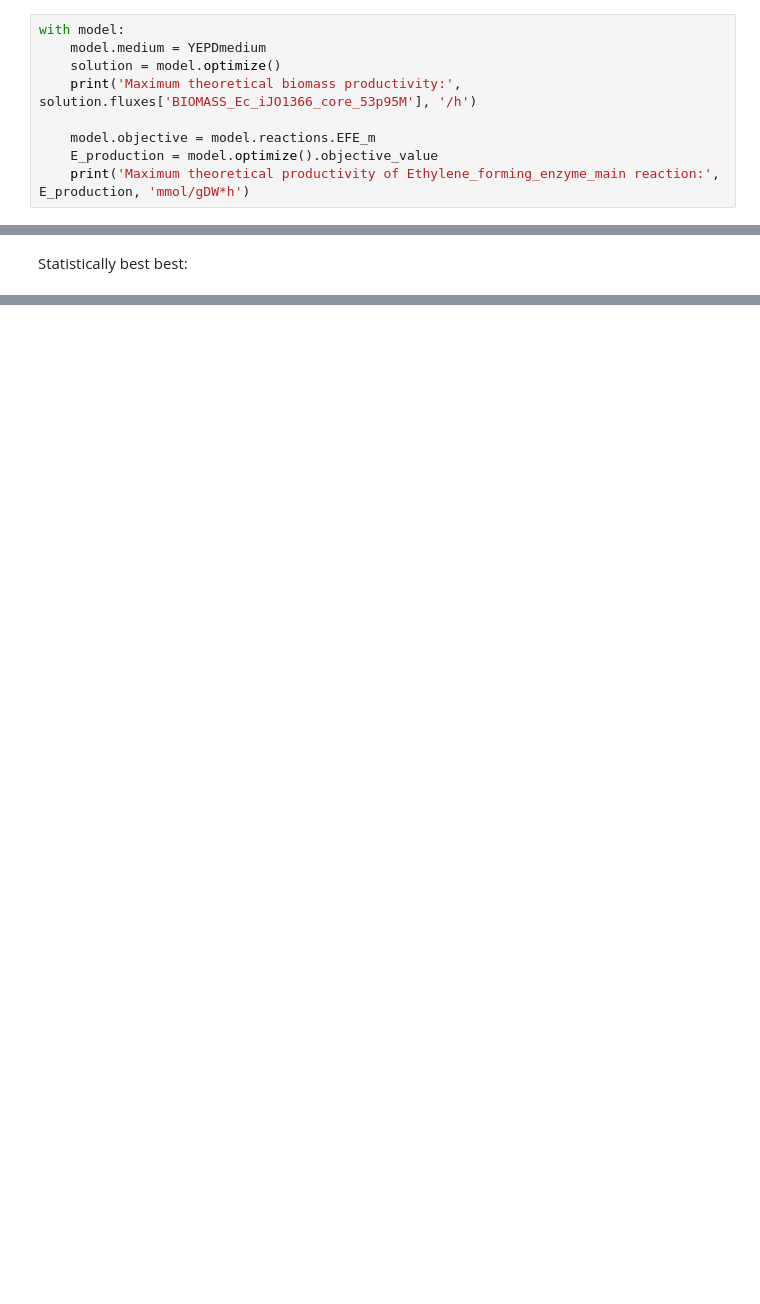
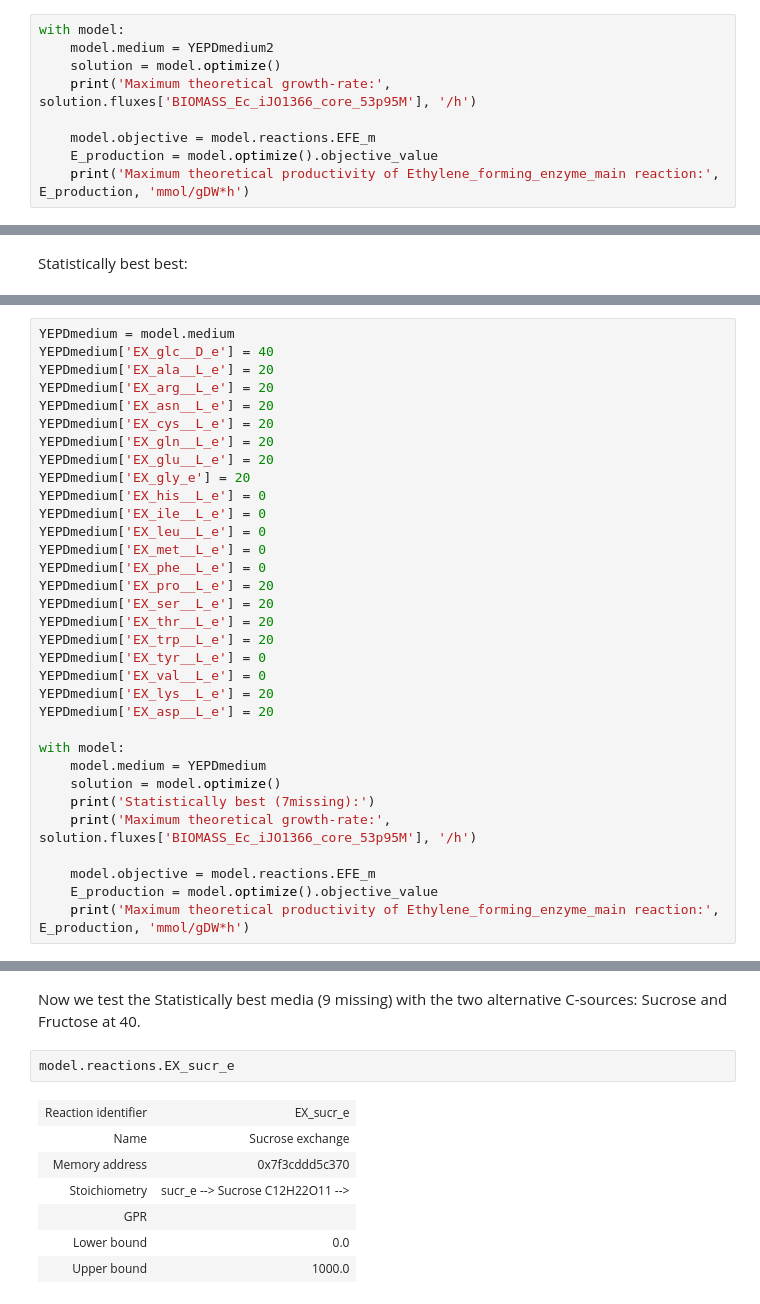
Before and after one commit to 27410/group-assingment-group-2, a Jupyter notebook: models/media_optimization.ipynb, the cells around one changed output, grey strips where cells are left out. Cells and saved outputs as stored; diff of their text form; blank space fills up the shorter version.

Commit message:
Updated media_optimization after changes to model

```diff
--- a/models/media_optimization.ipynb
+++ b/models/media_optimization.ipynb
@@ -181,9 +151,9 @@ YEPDmedium2['EX_asp__L_e'] = 20
 Productivity using Run 2 Media
 # %%
 with model:
-    model.medium = YEPDmedium
+    model.medium = YEPDmedium2
     solution = model.optimize()
-    print('Maximum theoretical biomass productivity:', solution.fluxes['BIOMASS_Ec_iJO1366_core_53p95M'], '/h')
+    print('Maximum theoretical growth-rate:', solution.fluxes['BIOMASS_Ec_iJO1366_core_53p95M'], '/h')
 
     model.objective = model.reactions.EFE_m
     E_production = model.optimize().objective_value
@@ -1441,0 +1449,33 @@ Maximum theoretical productivity of Ethylene_forming_enzyme_main reaction: 116.1
+# %%
+YEPDmedium = model.medium
+YEPDmedium['EX_glc__D_e'] = 40
+YEPDmedium['EX_ala__L_e'] = 20
+YEPDmedium['EX_arg__L_e'] = 20
+YEPDmedium['EX_asn__L_e'] = 20
+YEPDmedium['EX_cys__L_e'] = 20
+YEPDmedium['EX_gln__L_e'] = 20
+YEPDmedium['EX_glu__L_e'] = 20
+YEPDmedium['EX_gly_e'] = 20
+YEPDmedium['EX_his__L_e'] = 0
+YEPDmedium['EX_ile__L_e'] = 0
+YEPDmedium['EX_leu__L_e'] = 0
+YEPDmedium['EX_met__L_e'] = 0
+YEPDmedium['EX_phe__L_e'] = 0
+YEPDmedium['EX_pro__L_e'] = 20
+YEPDmedium['EX_ser__L_e'] = 20
+YEPDmedium['EX_thr__L_e'] = 20
+YEPDmedium['EX_trp__L_e'] = 20
+YEPDmedium['EX_tyr__L_e'] = 0
+YEPDmedium['EX_val__L_e'] = 0
+YEPDmedium['EX_lys__L_e'] = 20
+YEPDmedium['EX_asp__L_e'] = 20
+
+with model:
+    model.medium = YEPDmedium
+    solution = model.optimize()
+    print('Statistically best (7missing):')
+    print('Maximum theoretical growth-rate:', solution.fluxes['BIOMASS_Ec_iJO1366_core_53p95M'], '/h')
+
+    model.objective = model.reactions.EFE_m
+    E_production = model.optimize().objective_value
+    print('Maximum theoretical productivity of Ethylene_forming_enzyme_main reaction:', E_production, 'mmol/gDW*h')
@@ -1441,0 +1486,12 @@ Maximum theoretical productivity of Ethylene_forming_enzyme_main reaction: 116.1
+# %% [markdown]
+Now we test the Statistically best media (9 missing) with the two alternative C-sources: Sucrose and Fructose at 40.
+# %%
+model.reactions.EX_sucr_e
+# %% [output]
+| Reaction identifier | EX_sucr_e |
+| Name | Sucrose exchange |
+| Memory address | 0x7f3cddd5c370 |
+| Stoichiometry | sucr_e --> Sucrose C12H22O11 --> |
+| GPR |  |
+| Lower bound | 0.0 |
+| Upper bound | 1000.0 |
```
Also changed, not shown: parts of 49 cells of this notebook.
